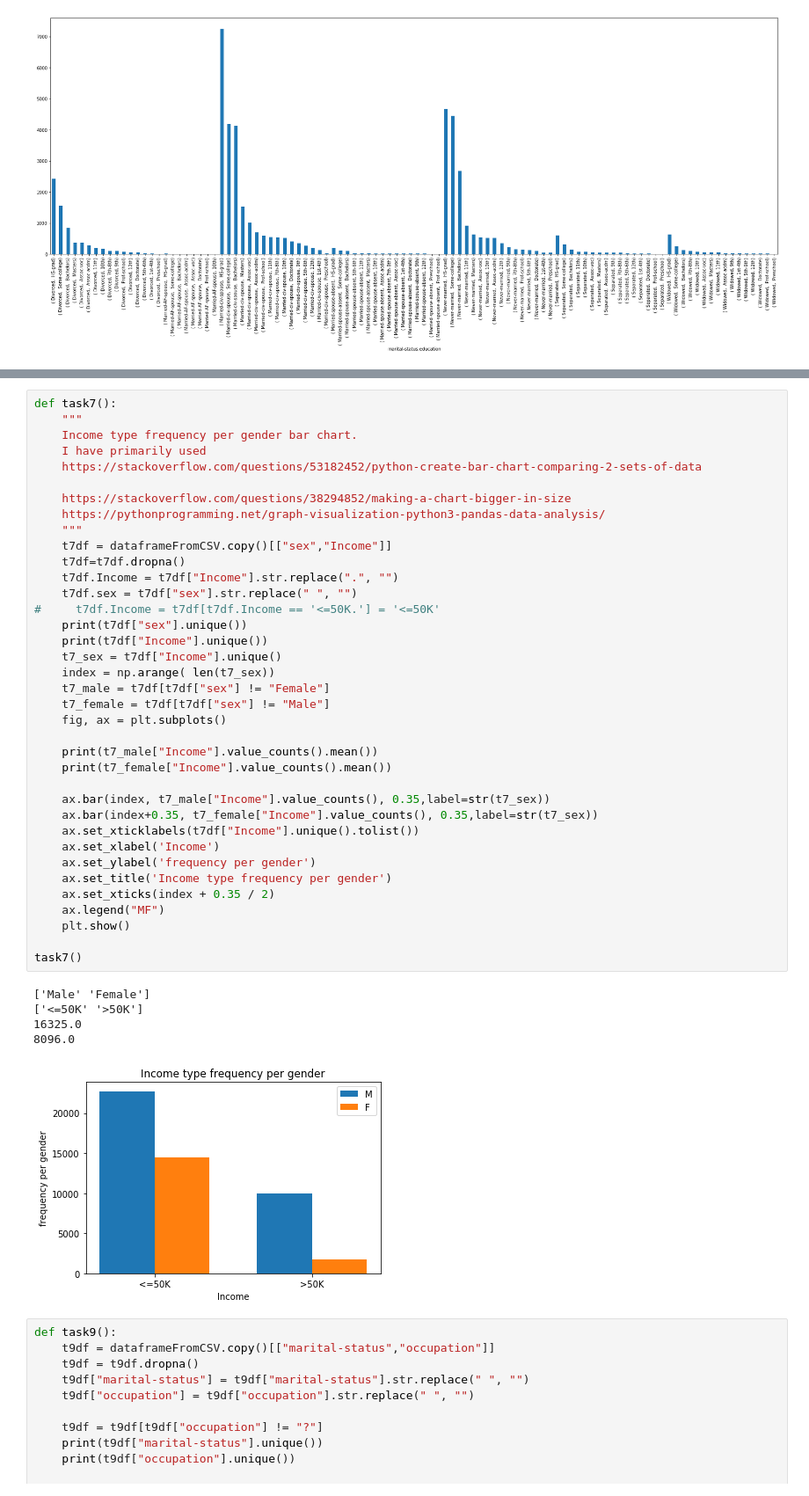
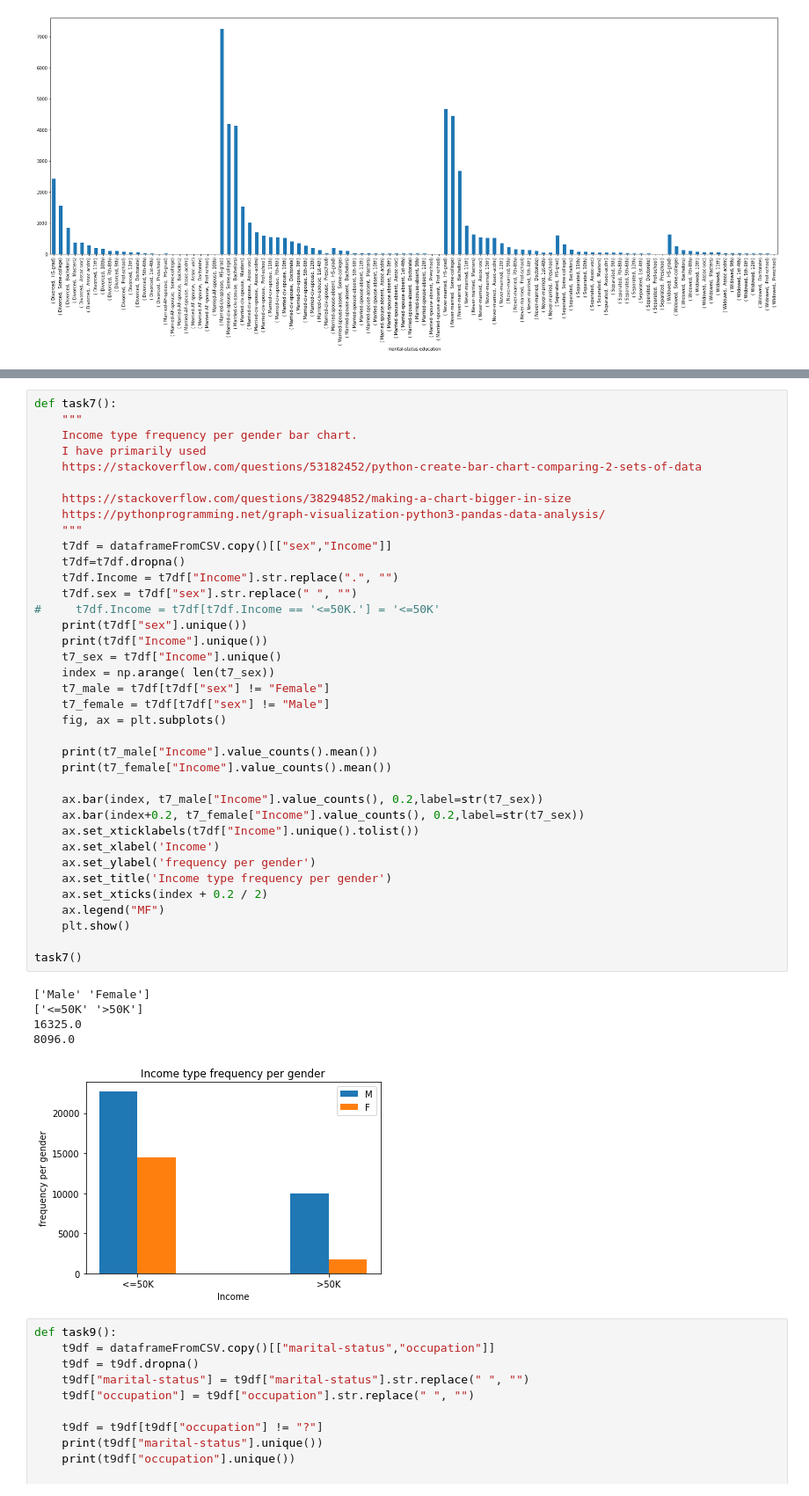
Before and after one commit to DandDevy/dataAnalyticsProject1, a Jupyter notebook: project.ipynb, the cells around one changed output, grey strips where cells are left out. Shown: that part at 88% size. Drawn from its saved outputs; the diff is of its cells as text.

```diff
--- a/project.ipynb
+++ b/project.ipynb
@@ -311,37 +403,37 @@ def task7():
     """
     t7df = dataframeFromCSV.copy()[["sex","Income"]]
     t7df=t7df.dropna()
     t7df.Income = t7df["Income"].str.replace(".", "")
     t7df.sex = t7df["sex"].str.replace(" ", "")
 #     t7df.Income = t7df[t7df.Income == '<=50K.'] = '<=50K'
     print(t7df["sex"].unique())
     print(t7df["Income"].unique())
     t7_sex = t7df["Income"].unique()
     index = np.arange( len(t7_sex))
     t7_male = t7df[t7df["sex"] != "Female"]
     t7_female = t7df[t7df["sex"] != "Male"]
     fig, ax = plt.subplots()
 
     print(t7_male["Income"].value_counts().mean())
     print(t7_female["Income"].value_counts().mean())
 
-    ax.bar(index, t7_male["Income"].value_counts(), 0.35,label=str(t7_sex))
-    ax.bar(index+0.35, t7_female["Income"].value_counts(), 0.35,label=str(t7_sex))
+    ax.bar(index, t7_male["Income"].value_counts(), 0.2,label=str(t7_sex))
+    ax.bar(index+0.2, t7_female["Income"].value_counts(), 0.2,label=str(t7_sex))
     ax.set_xticklabels(t7df["Income"].unique().tolist())
     ax.set_xlabel('Income')
     ax.set_ylabel('frequency per gender')
     ax.set_title('Income type frequency per gender')
-    ax.set_xticks(index + 0.35 / 2)
+    ax.set_xticks(index + 0.2 / 2)
     ax.legend("MF")
     plt.show()
 
 task7()
 # %% [output]
 ['Male' 'Female']
 ['<=50K' '>50K']
 16325.0
 8096.0
-[figure, old version]
+[figure, new version]
 # %%
 def task9():
     t9df = dataframeFromCSV.copy()[["marital-status","occupation"]]
```
Also changed, not shown: parts of 7 cells of this notebook.
